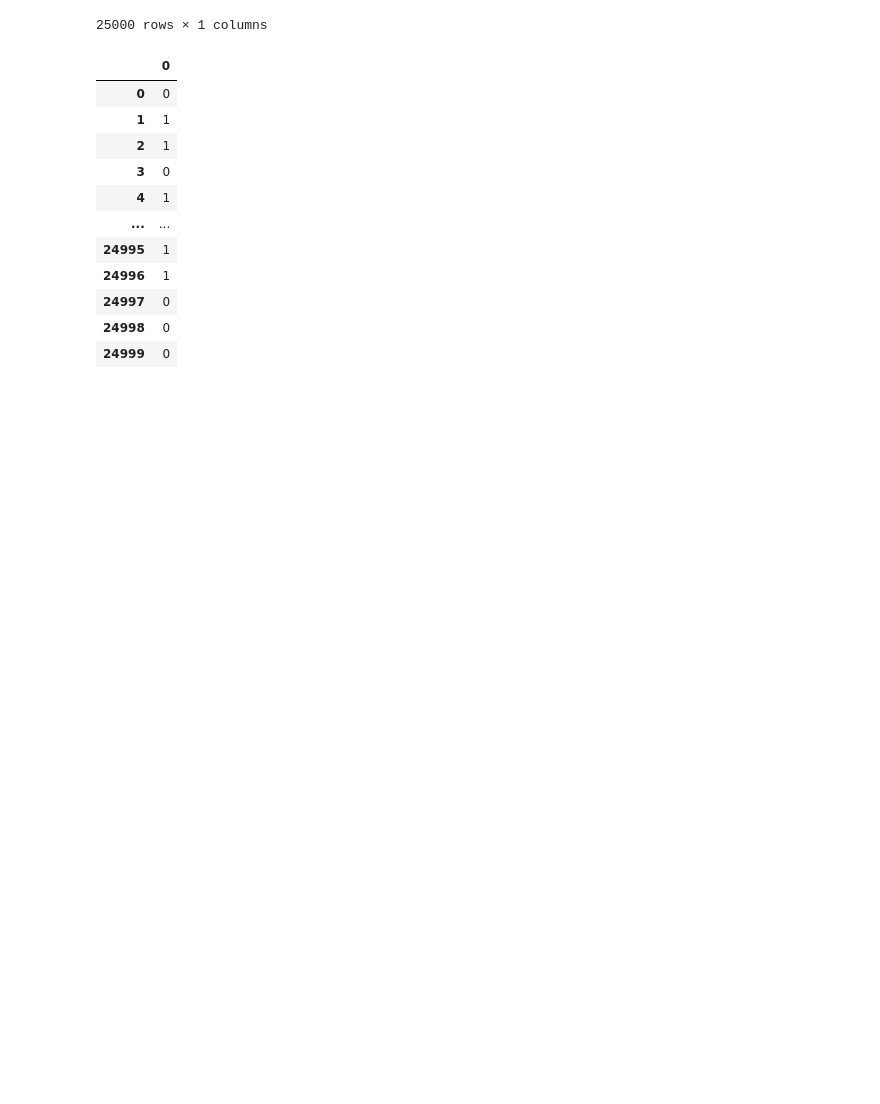
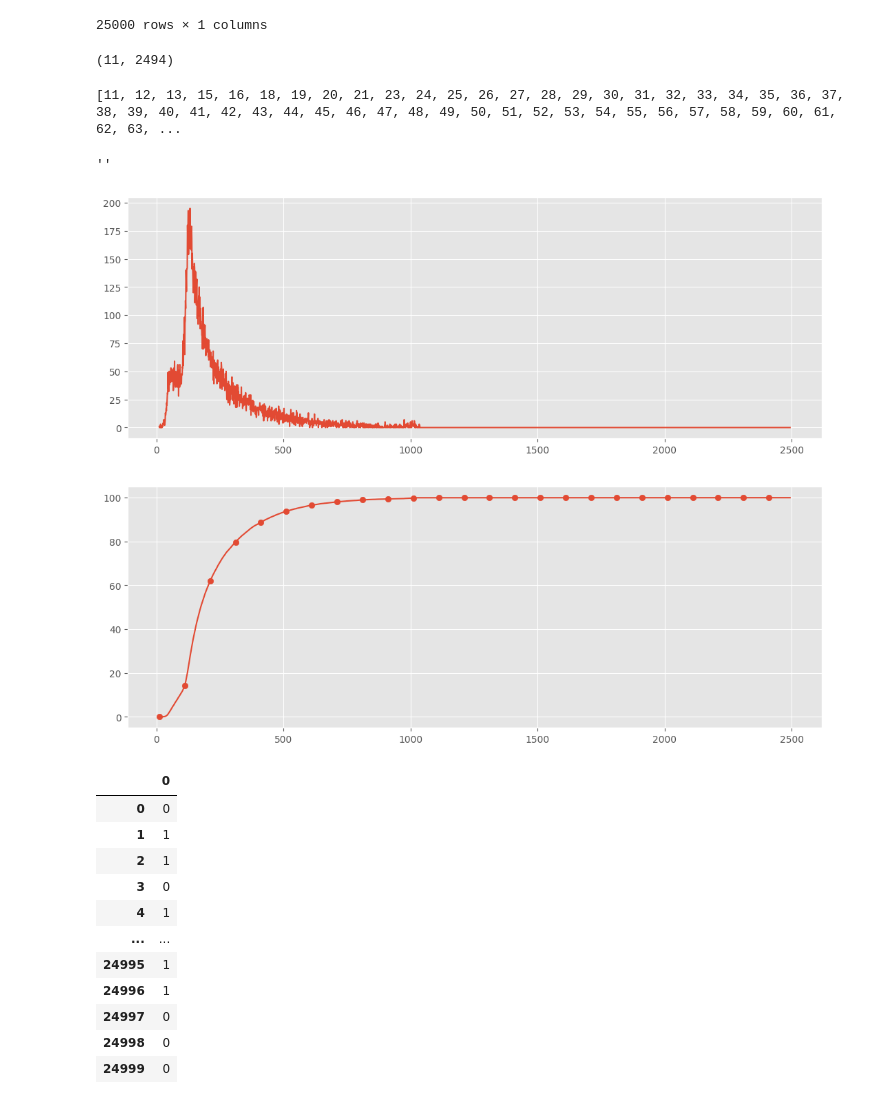
Before and after one commit to ksproska/sieci_neuronowe, a Jupyter notebook: exercise4/db_analisys.ipynb, the cells around one changed output. Drawn from its saved outputs; the diff is of its cells as text; code cells hidden in the pictures; blank space fills up the shorter version.

```diff
--- a/exercise4/db_analisys.ipynb
+++ b/exercise4/db_analisys.ipynb
@@ -31,6 +24,49 @@ pd.DataFrame(x_train)
 | 24998 | [1, 1446, 7079, 69, 72, 3305, 13,... |
 | 24999 | [1, 17, 6, 194, 337, 7, 4, 204, 2... |
 25000 rows × 1 columns
+# %%
+all_len = [len(x) for x in x_train]
+max_len = max(all_len)
+min_len = min(all_len)
+min_len, max_len
+# %% [output]
+(11, 2494)
+# %%
+len_dict = {}
+for l in all_len:
+    if l not in len_dict:
+        len_dict[l] = 0
+    else:
+        len_dict[l] += 1
+print(sorted(len_dict.keys()))
+# %% [output]
+[11, 12, 13, 15, 16, 18, 19, 20, 21, 23, 24, 25, 26, 27, 28, 29, 30, 31, 32, 33, 34, 35, 36, 37, 38, 39, 40, 41, 42, 43, 44, 45, 46, 47, 48, 49, 50, 51, 52, 53, 54, 55, 56, 57, 58, 59, 60, 61, 62, 63, ...
+# %%
+x = []
+for i in range(max_len - min_len + 1):
+    curr_len = min_len + i
+    if curr_len not in len_dict:
+        x.append(0)
+    else:
+        x.append(len_dict[curr_len])
+y = [v for v in range(min_len, max_len + 1)]
+x_upper_border = []
+all_count = sum(x)
+for i in range(len(x)):
+    x_upper_border.append(100*sum(x[:i+1])/all_count)
+# %%
+plt.style.use('ggplot')
+fig, axis = plt.subplots(2, 1)
+fig.set_size_inches(13, 10)
+plt.sca(axis[0])
+plt.plot(y, x)
+plt.sca(axis[1])
+plt.plot(y, x_upper_border)
+plt.scatter(y[::100], x_upper_border[::100])
+;
+# %% [output]
+''
+[figure, added]
 # %%
 pd.DataFrame(y_test)
 # %% [output]
```
Also changed, not shown: parts of 1 cell of this notebook, 2 other files.
